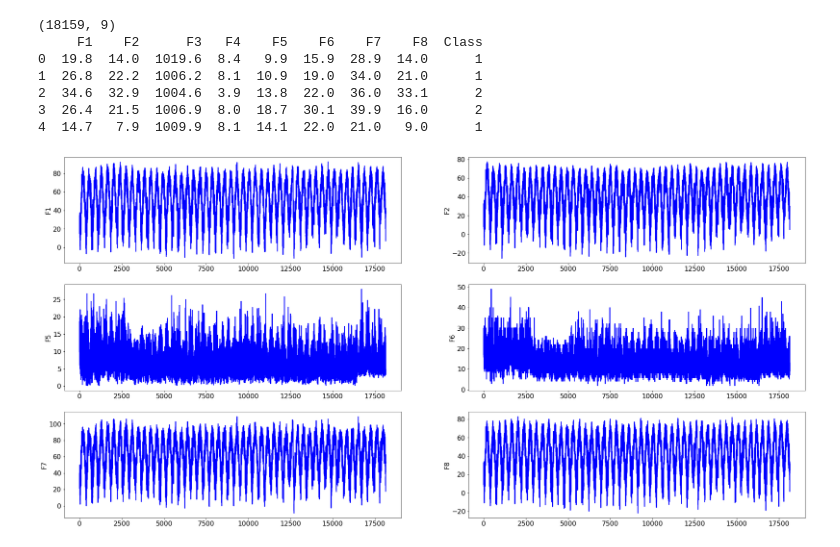
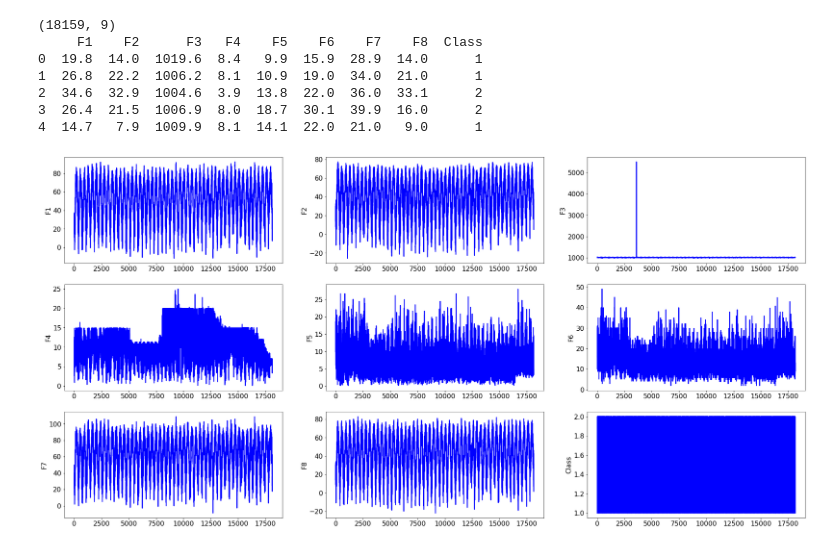
Before and after one commit to cchatterj0/AdaptiveMLAlgorithms, a Jupyter notebook: Chapter7-GEVD/GEVD_Example.ipynb, the cells around one changed output. Drawn from its saved outputs; the diff is of its cells as text; code cells hidden in the pictures.

Commit message:
Data handling change

```diff
--- a/Chapter7-GEVD/GEVD_Example.ipynb
+++ b/Chapter7-GEVD/GEVD_Example.ipynb
@@ -26,6 +26,6 @@ import tensorflow as tf
 # %%
 #get data here: https://sites.google.com/view/uspdsrepository
-dataset   = pd.read_csv("gs://chanchal_book_bucket1/NOAA.csv")
+dataset   = pd.read_csv("../Data/NOAA.csv")
 dataset = dataset.dropna()
 print(dataset.shape)
 print(dataset.head())
@@ -40,14 +40,14 @@ print(dataset.head())
 # %%
 plt.figure(figsize=(32, 16))
 plt.rcParams.update({'font.size': 16})
-cols = dataset2.columns
-for i in range(dataset2.shape[1]):
-    plt.subplot(3, 2, i+1)
+cols = dataset.columns
+for i in range(dataset.shape[1]):
+    plt.subplot(3, 3, i+1)
     plt.ylabel(cols[i])
-    plt.plot(dataset2[cols[i]], lw=2, color='b')
+    plt.plot(dataset[cols[i]], lw=2, color='b')
 plt.show()
 # %% [output]
-[figure, old version]
+[figure, new version]
 # %%
 # Compute A and B
 from numpy import linalg as la
```
Also changed, not shown: parts of 2 cells of this notebook, 21 other files.
